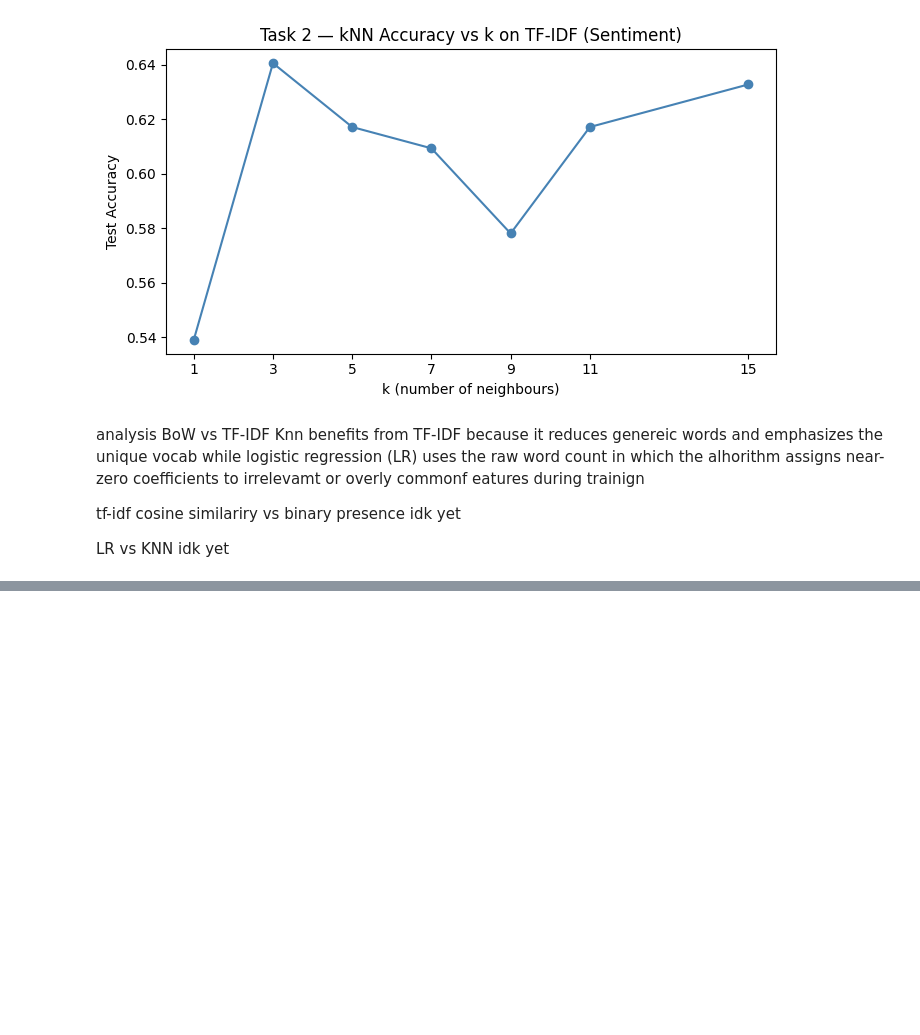
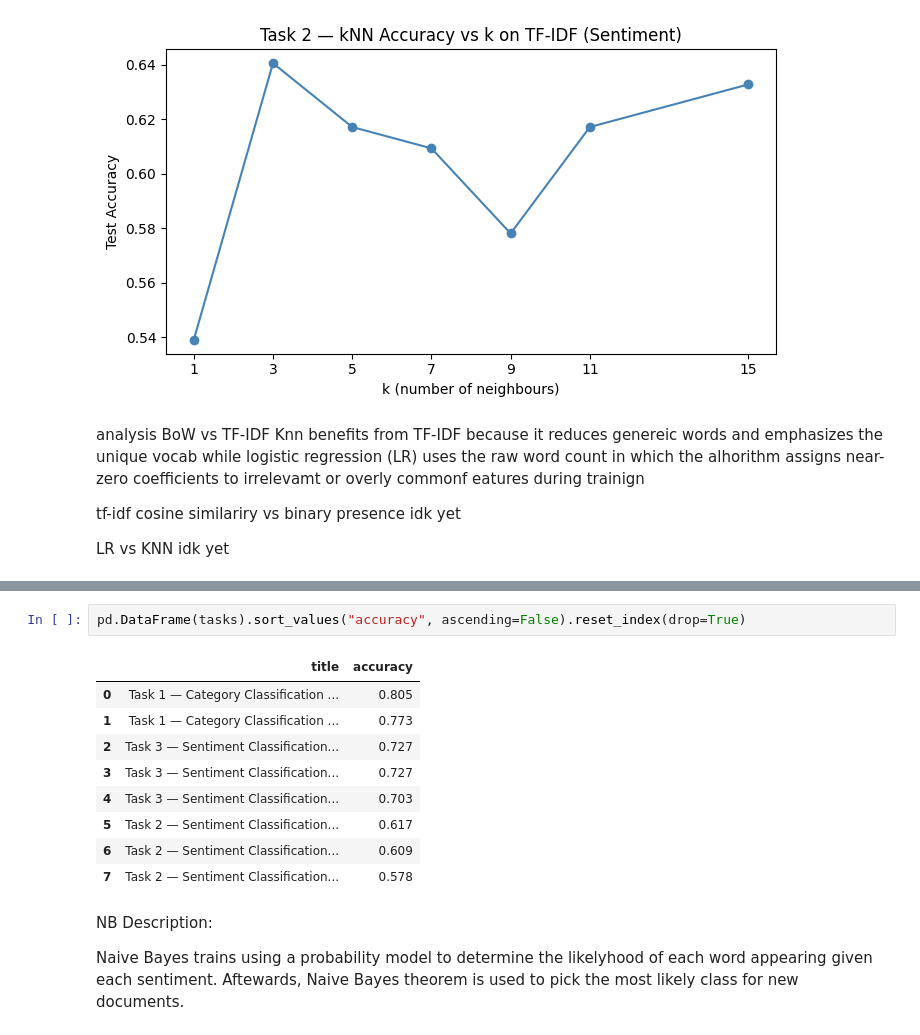
Before and after one commit to avamwilliams/105final, a Jupyter notebook: main.ipynb, the cells around one changed output, grey strips where cells are left out. Cells and saved outputs as stored; diff of their text form; blank space fills up the shorter version.

```diff
--- a/main.ipynb
+++ b/main.ipynb
@@ -413,0 +502,16 @@ idk yet
+# %%
+pd.DataFrame(tasks).sort_values("accuracy", ascending=False).reset_index(drop=True)
+# %% [output]
+|  | title | accuracy |
+| 0 | Task 1 — Category Classification ... | 0.805 |
+| 1 | Task 1 — Category Classification ... | 0.773 |
+| 2 | Task 3 — Sentiment Classification... | 0.727 |
+| 3 | Task 3 — Sentiment Classification... | 0.727 |
+| 4 | Task 3 — Sentiment Classification... | 0.703 |
+| 5 | Task 2 — Sentiment Classification... | 0.617 |
+| 6 | Task 2 — Sentiment Classification... | 0.609 |
+| 7 | Task 2 — Sentiment Classification... | 0.578 |
+# %% [markdown]
+NB Description:
+
+Naive Bayes trains using a probability model to determine the likelyhood of each word appearing given each sentiment. Aftewards, Naive Bayes theorem is used to pick the most likely class for new documents.
```
Also changed, not shown: parts of 4 cells of this notebook.
